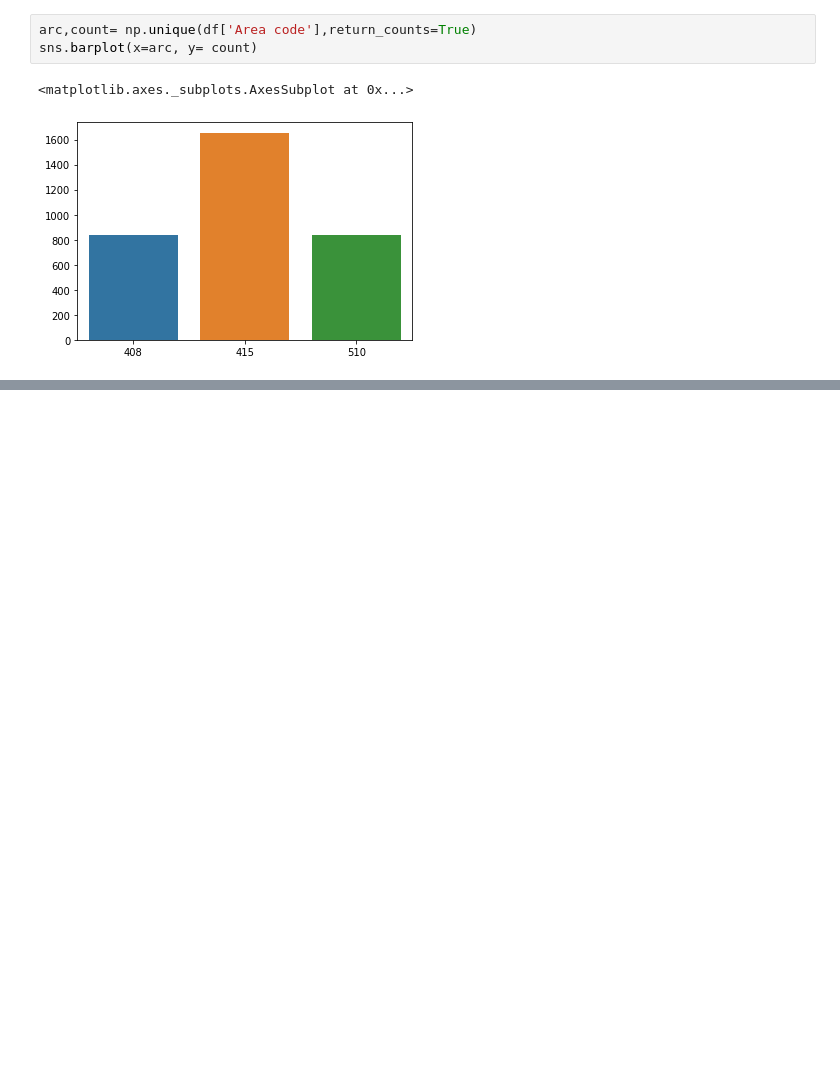
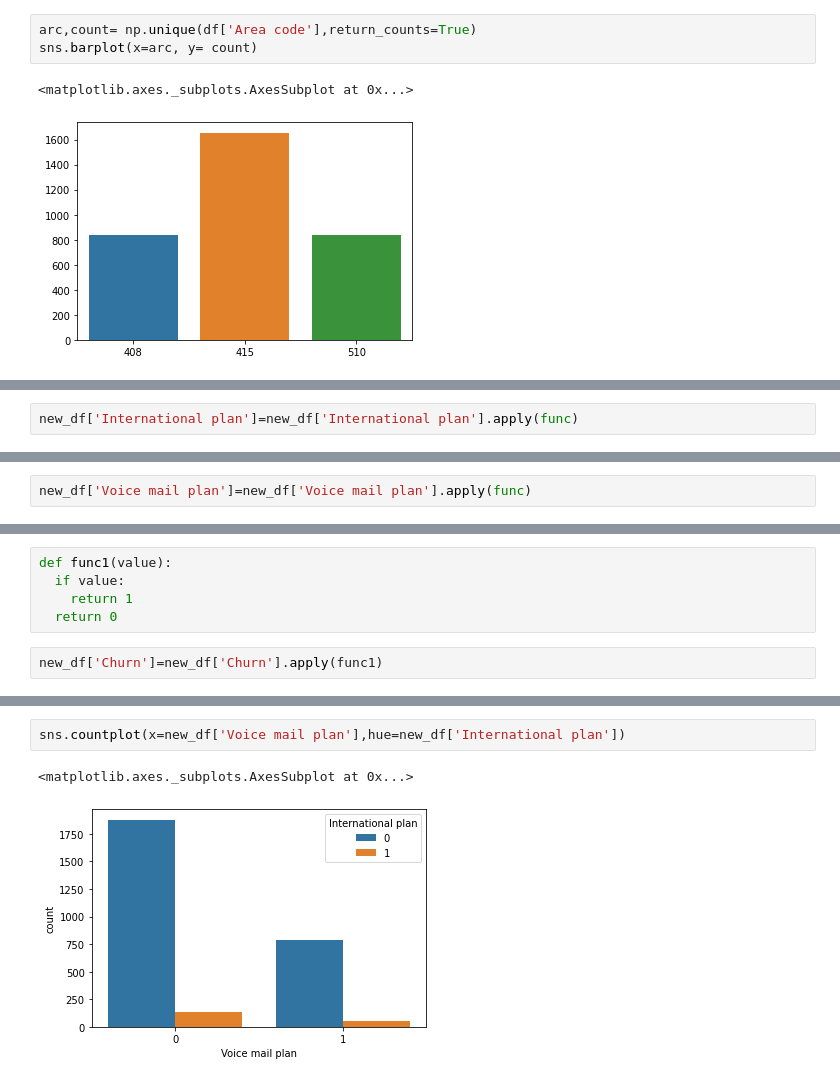
Before and after one commit to Pranavthimmaiah/Telecom-Churn-and-customer-retention-methods, a Jupyter notebook: Pranav_Thimmaiah_Team_1_Capstone_Project.ipynb, the cells around one changed output, grey strips where cells are left out. Cells and saved outputs as stored; diff of their text form; blank space fills up the shorter version.

```diff
--- a/Pranav_Thimmaiah_Team_1_Capstone_Project.ipynb
+++ b/Pranav_Thimmaiah_Team_1_Capstone_Project.ipynb
@@ -193,0 +210,2 @@ sns.barplot(x=arc, y= count)
+# %%
+new_df['International plan']=new_df['International plan'].apply(func)
@@ -193,0 +218,2 @@ sns.barplot(x=arc, y= count)
+# %%
+new_df['Voice mail plan']=new_df['Voice mail plan'].apply(func)
@@ -193,0 +226,7 @@ sns.barplot(x=arc, y= count)
+# %%
+def func1(value):
+  if value:
+    return 1
+  return 0
+# %%
+new_df['Churn']=new_df['Churn'].apply(func1)
@@ -193,0 +253,5 @@ sns.barplot(x=arc, y= count)
+# %%
+sns.countplot(x=new_df['Voice mail plan'],hue=new_df['International plan'])
+# %% [output]
+<matplotlib.axes._subplots.AxesSubplot at 0x...>
+[figure, added]
```
Also changed, not shown: parts of 10 cells of this notebook.
